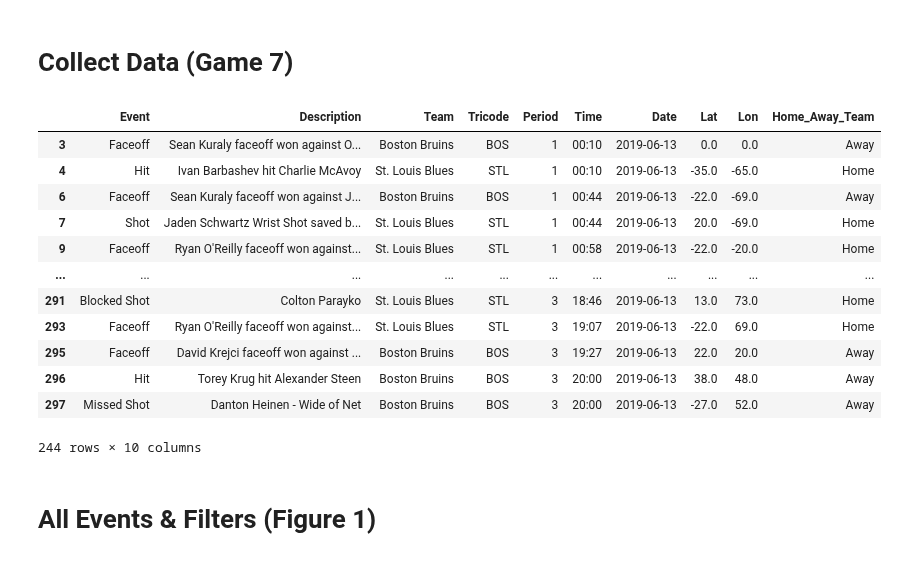
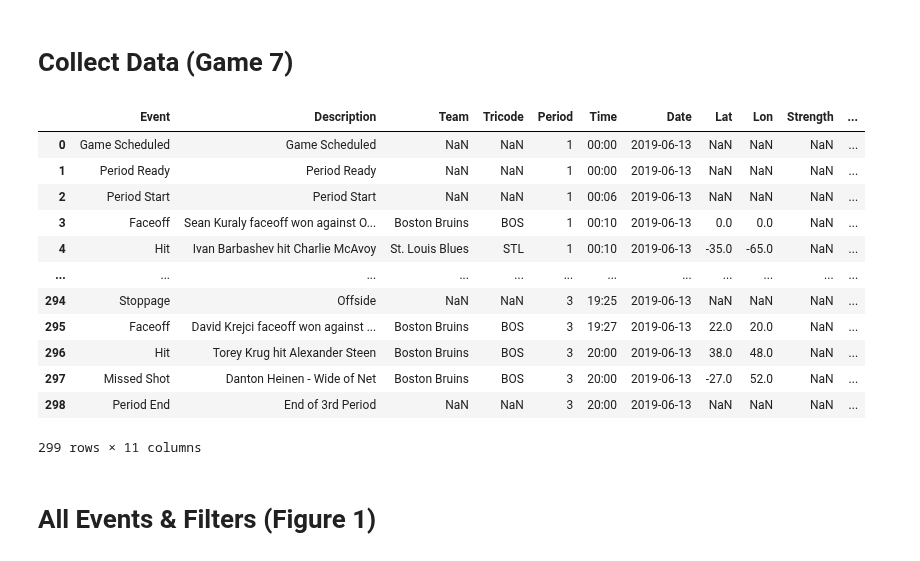
Before and after one commit to vanmeciv/icerinks, a Jupyter notebook: finals/py/Game7/Events&GoalSequences.ipynb, the cells around one changed output. Drawn from its saved outputs; the diff is of its cells as text; code cells hidden in the pictures.

```diff
--- a/finals/py/Game7/Events&GoalSequences.ipynb
+++ b/finals/py/Game7/Events&GoalSequences.ipynb
@@ -63,54 +63,71 @@ home_away_df['home.name']
 # create empty array for putting event coordinate data in
 latitude = []
 longitude = []
 
 # iterative loop for pushing data into arrays
 for i in coords:
 
     if coords_df['x'] is not None:
 
         lat = coords_df['y']
         lon = coords_df['x']
         for i in [lat]:
             latitude.append(i)
         for i in [lon]:
             longitude.append(i)
 
+# Creates datafrome with events that includes coordinates
+df = pd.DataFrame(list
+                  (zip(results_df['result.event'],
+                       results_df['result.description'],
+                       results_df['team.name'],
+                       results_df['team.triCode'],
+                       period_df['period'],
+                       time_df['periodTime'],
+                       time_df['dateTime'].str[:10],
+                       lat,
+                       lon,
+                       results_df['result.strength.name'])),
+                  columns = ['Event',
+                             'Description',
+                             'Team',
+                             'Tricode',
+                             'Period',
+                             'Time',
+                             'Date',
+                             'Lat',
+                             'Lon',
+                             'Strength'])
 
-# Creates datafrome with events that includes coordinates
-df = pd.DataFrame(list(zip(results_df['result.event'],results_df['result.description'],results_df['team.name'],results_df['team.triCode'],period_df['period'],time_df['periodTime'],time_df['dateTime'].str[:10],lat,lon)), columns = ['Event','Description','Team','Tricode','Period','Time','Date','Lat','Lon'])
 # Removes rows with "NaN" stoppages and period ends (https://stackoverflow.com/questions/39339935/pandas-dropping-rows-with-missing-data-not-working-using-isnull-notnull)
-df.replace(["NaN", 'NaT'], np.nan, inplace = True)
-df = df.dropna()
-
-# must correct latitude to 95 or -95!
-#     https://datatofish.com/compare-values-dataframes/
+# df.replace(["NaN", 'NaT'], np.nan, inplace = True)
+# df = df.dropna()
 
 # Create a column comparing tricode of Dataframe to tricode of API and tell me which team is home/away
 df['Home_Away_Team'] = np.where(df['Tricode'].values == home_away_df['home.triCode'].values, 'Away', 'Home')
 
 # Create new column that returns opposite longitude for everything during 2nd Period (*-1)
 # df['Lon_2ndPer'] = np.where(df['Period'] == 2, df['Lon']*-1, df['Lon'])
 # Transpose the New column over the old "Lon"
 df['Lon'] = np.where(df['Period'] == 2, df['Lon']*-1, df['Lon'])
 
-pd.set_option("display.max_rows", 30)
+pd.set_option("display.max_rows",30)
 
 df
 # %% [output]
-|  | Event | Description | Team | Tricode | Period | Time | Date | Lat | Lon | Home_Away_Team |
-| 3 | Faceoff | Sean Kuraly faceoff won against O... | Boston Bruins | BOS | 1 | 00:10 | 2019-06-13 | 0.0 | 0.0 | Away |
-| 4 | Hit | Ivan Barbashev hit Charlie McAvoy | St. Louis Blues | STL | 1 | 00:10 | 2019-06-13 | -35.0 | -65.0 | Home |
-| 6 | Faceoff | Sean Kuraly faceoff won against J... | Boston Bruins | BOS | 1 | 00:44 | 2019-06-13 | -22.0 | -69.0 | Away |
-| 7 | Shot | Jaden Schwartz Wrist Shot saved b... | St. Louis Blues | STL | 1 | 00:44 | 2019-06-13 | 20.0 | -69.0 | Home |
-| 9 | Faceoff | Ryan O'Reilly faceoff won against... | St. Louis Blues | STL | 1 | 00:58 | 2019-06-13 | -22.0 | -20.0 | Home |
-| ... | ... | ... | ... | ... | ... | ... | ... | ... | ... | ... |
-| 291 | Blocked Shot | Colton Parayko | St. Louis Blues | STL | 3 | 18:46 | 2019-06-13 | 13.0 | 73.0 | Home |
-| 293 | Faceoff | Ryan O'Reilly faceoff won against... | St. Louis Blues | STL | 3 | 19:07 | 2019-06-13 | -22.0 | 69.0 | Home |
-| 295 | Faceoff | David Krejci faceoff won against ... | Boston Bruins | BOS | 3 | 19:27 | 2019-06-13 | 22.0 | 20.0 | Away |
-| 296 | Hit | Torey Krug hit Alexander Steen | Boston Bruins | BOS | 3 | 20:00 | 2019-06-13 | 38.0 | 48.0 | Away |
-| 297 | Missed Shot | Danton Heinen - Wide of Net | Boston Bruins | BOS | 3 | 20:00 | 2019-06-13 | -27.0 | 52.0 | Away |
+|  | Event | Description | Team | Tricode | Period | Time | Date | Lat | Lon | Strength | ... |
+| 0 | Game Scheduled | Game Scheduled | NaN | NaN | 1 | 00:00 | 2019-06-13 | NaN | NaN | NaN | ... |
+| 1 | Period Ready | Period Ready | NaN | NaN | 1 | 00:00 | 2019-06-13 | NaN | NaN | NaN | ... |
+| 2 | Period Start | Period Start | NaN | NaN | 1 | 00:06 | 2019-06-13 | NaN | NaN | NaN | ... |
+| 3 | Faceoff | Sean Kuraly faceoff won against O... | Boston Bruins | BOS | 1 | 00:10 | 2019-06-13 | 0.0 | 0.0 | NaN | ... |
+| 4 | Hit | Ivan Barbashev hit Charlie McAvoy | St. Louis Blues | STL | 1 | 00:10 | 2019-06-13 | -35.0 | -65.0 | NaN | ... |
+| ... | ... | ... | ... | ... | ... | ... | ... | ... | ... | ... | ... |
+| 294 | Stoppage | Offside | NaN | NaN | 3 | 19:25 | 2019-06-13 | NaN | NaN | NaN | ... |
+| 295 | Faceoff | David Krejci faceoff won against ... | Boston Bruins | BOS | 3 | 19:27 | 2019-06-13 | 22.0 | 20.0 | NaN | ... |
+| 296 | Hit | Torey Krug hit Alexander Steen | Boston Bruins | BOS | 3 | 20:00 | 2019-06-13 | 38.0 | 48.0 | NaN | ... |
+| 297 | Missed Shot | Danton Heinen - Wide of Net | Boston Bruins | BOS | 3 | 20:00 | 2019-06-13 | -27.0 | 52.0 | NaN | ... |
+| 298 | Period End | End of 3rd Period | NaN | NaN | 3 | 20:00 | 2019-06-13 | NaN | NaN | NaN | ... |
-244 rows × 10 columns
+299 rows × 11 columns
 # %% [markdown]
 # All Events & Filters (Figure 1)
 # %%
```
Also changed, not shown: parts of 2 cells of this notebook, 6 other files.
